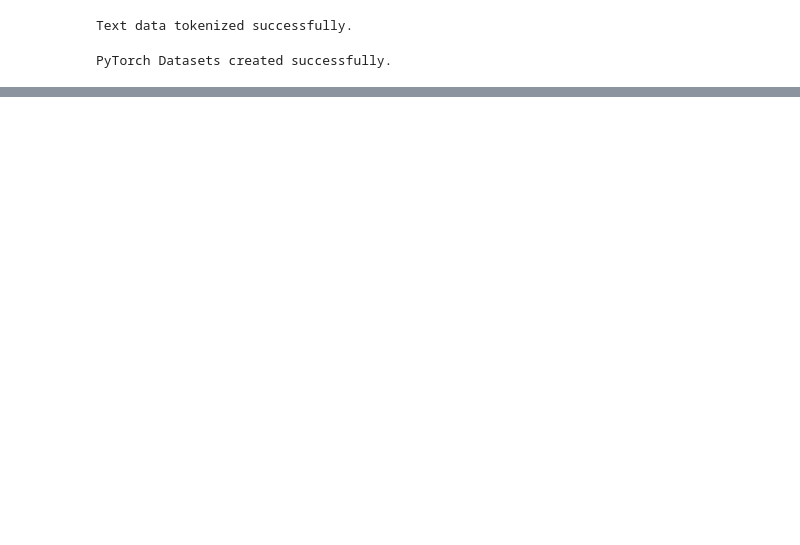
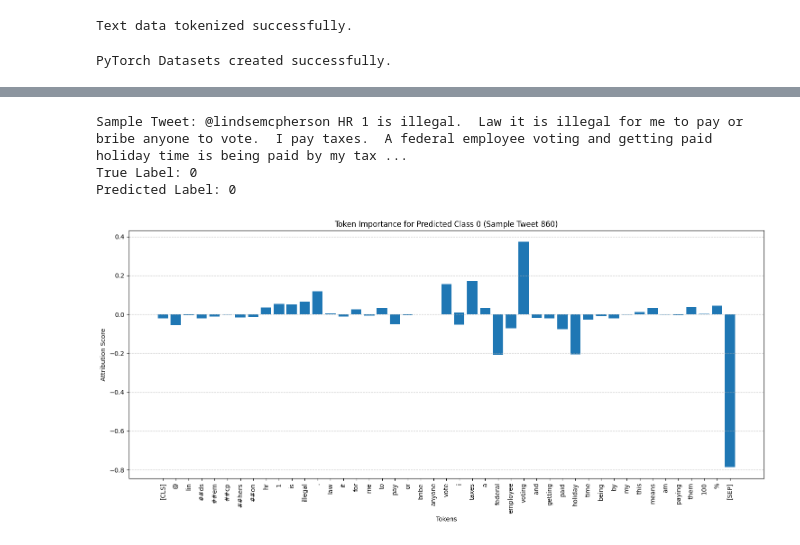
Before and after one commit to sheicksen/CISC483-EngageTactics, a Jupyter notebook: TruthSeeker.ipynb, the cells around one changed output, grey strips where cells are left out. Drawn from its saved outputs; the diff is of its cells as text; code cells hidden in the pictures; blank space fills up the shorter version.

```diff
--- a/TruthSeeker.ipynb
+++ b/TruthSeeker.ipynb
@@ -328,0 +376,67 @@ weighted avg       0.81      0.78      0.77       269
+# %%
+from captum.attr import IntegratedGradients
+import torch
+
+def predict(inputs_embeds, attention_mask):
+    inputs_embeds = inputs_embeds.to(model_bert.device)
+    attention_mask = attention_mask.to(model_bert.device)
+    return model_bert(inputs_embeds=inputs_embeds, attention_mask=attention_mask).logits
+
+sample_idx = np.random.randint(0, len(X_test_bert))
+sample_tweet = X_test_bert.iloc[sample_idx]
+sample_true_label = y_test_bert.iloc[sample_idx]
+
+print(f"Sample Tweet: {sample_tweet}")
+print(f"True Label: {sample_true_label}")
+
+inputs_tokenized = tokenizer(sample_tweet, return_tensors='pt', truncation=True, padding=True, max_length=128)
+input_ids = inputs_tokenized['input_ids']
+attention_mask = inputs_tokenized['attention_mask']
+
+with torch.no_grad():
+    outputs = model_bert(input_ids.to(model_bert.device), attention_mask.to(model_bert.device))
+    predicted_label = torch.argmax(outputs.logits, dim=-1).item()
+
+print(f"Predicted Label: {predicted_label}")
+
+word_embeddings = model_bert.bert.embeddings.word_embeddings
+
+input_embeddings = word_embeddings(input_ids.to(model_bert.device))
+
+ref_token_id = tokenizer.pad_token_id
+
+ref_input_ids = torch.full_like(input_ids, ref_token_id, dtype=torch.long)
+
+ref_input_embeddings = word_embeddings(ref_input_ids.to(model_bert.device))
+
+ig = IntegratedGradients(predict)
+
+attributions, delta = ig.attribute(
+    inputs=input_embeddings,
+    baselines=ref_input_embeddings,
+    target=predicted_label,
+    additional_forward_args=attention_mask.to(model_bert.device),
+    return_convergence_delta=True
+)
+
+attributions = attributions.sum(dim=-1).squeeze(0)
+
+attributions = attributions / torch.norm(attributions)
+attributions = attributions.cpu().detach().numpy()
+
+all_tokens = tokenizer.convert_ids_to_tokens(input_ids.squeeze(0).tolist())
+
+plt.figure(figsize=(15, 7))
+plt.bar(all_tokens, attributions)
+plt.xticks(rotation=90)
+plt.xlabel('Tokens')
+plt.ylabel('Attribution Score')
+plt.title(f'Token Importance for Predicted Class {predicted_label} (Sample Tweet {sample_idx})')
+plt.grid(axis='y', linestyle='--', alpha=0.7)
+plt.tight_layout()
+plt.show()
+# %% [output]
+Sample Tweet: @lindsemcpherson HR 1 is illegal.  Law it is illegal for me to pay or bribe anyone to vote.  I pay taxes.  A federal employee voting and getting paid holiday time is being paid by my tax ...
+True Label: 0
+Predicted Label: 0
+[figure, added]
```
Also changed, not shown: parts of 13 cells of this notebook.
